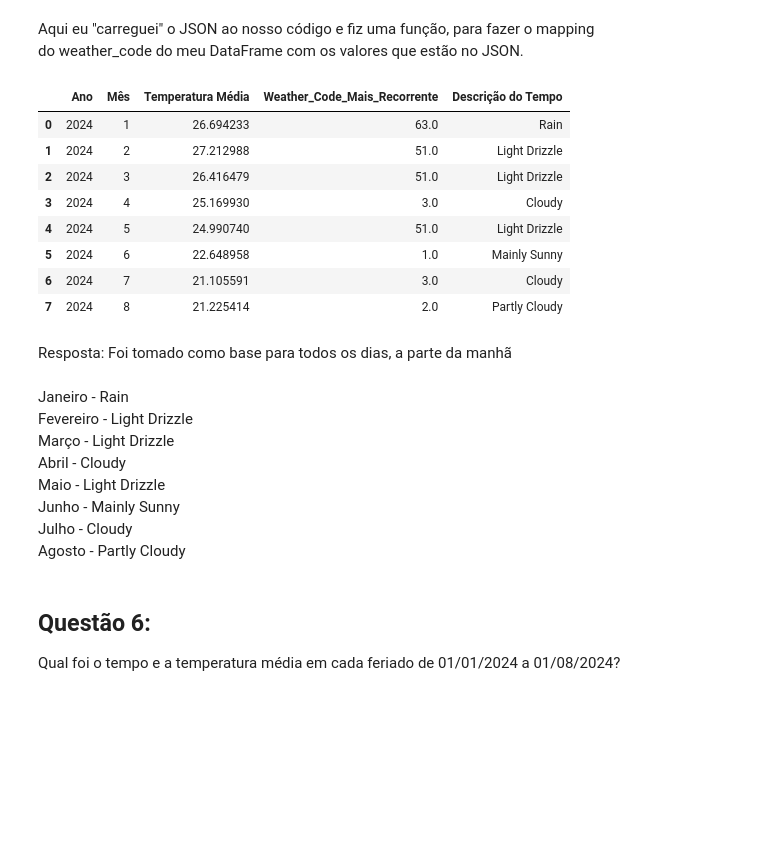
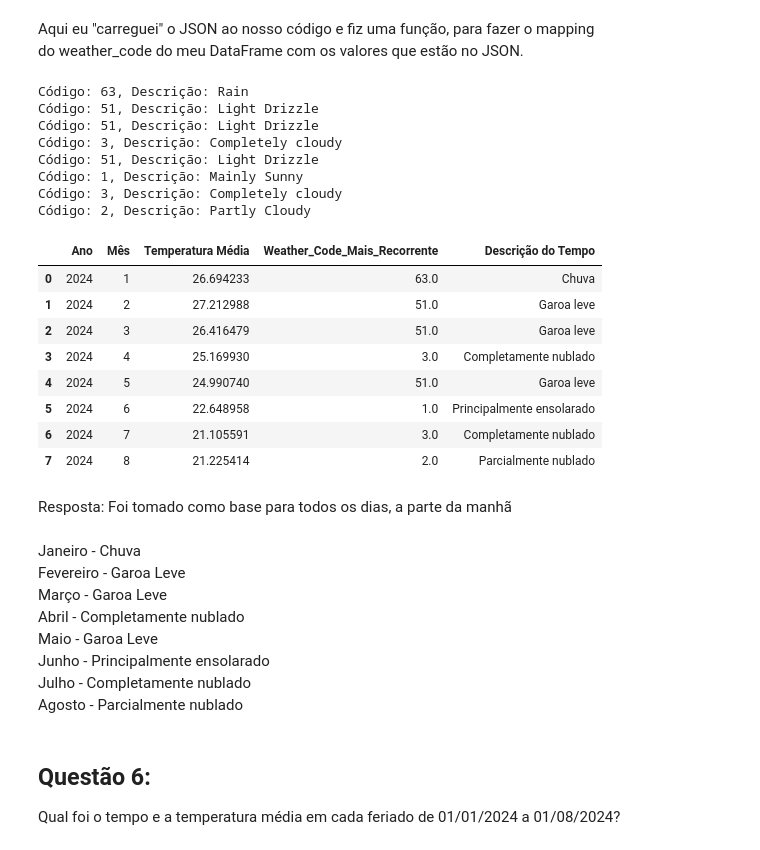
Before and after one commit to felipsants/emd-desafio-junior-data-scientist, a Jupyter notebook: PYTHON/analise_api.ipynb, the cells around one changed output. Cells and saved outputs as stored; diff of their text form; code cells hidden in the pictures; blank space fills up the shorter version.

Commit message:
adicionada a função de tradução

```diff
--- a/PYTHON/analise_api.ipynb
+++ b/PYTHON/analise_api.ipynb
@@ -47,11 +48,27 @@ rows = []
 for public_holiday in public_holidays:
   rows.append({'Holiday Name': public_holiday['name'], 'Nome Local': public_holiday['localName'],'Date': public_holiday['date'],})
 
+translator = Translator()
+
+def traduzir_texto(texto, src='en', dest='pt'):
+    try:
+        if texto is None:
+            return 'Texto não disponível'
+        traducao = translator.translate(texto, src=src, dest=dest)
+        return traducao.text
+    except Exception as e:
+        print(f"Erro ao traduzir o texto: {e}")
+        return 'Erro na tradução'
+
+
+
 df_feriados = pd.concat([df_feriados, pd.DataFrame(rows)], ignore_index=True)
 df_feriados['Date'] = pd.to_datetime(df_feriados['Date']) + pd.DateOffset(hours=3)
 df_feriados['Month'] = df_feriados['Date'].dt.month_name()
 df_feriados['Day'] = df_feriados['Date'].dt.weekday
 df_feriados['Weekday'] = df_feriados['Date'].dt.day_name()
+
+df_feriados['Weekday'] = df_feriados['Weekday'].apply(traduzir_texto)
 # %% [markdown]
 Visualização do DataFrame
 # %%
@@ -248,41 +247,54 @@ do weather_code do meu DataFrame com os valores que estão no JSON.
 # %%
 with open('descriptions.json', 'r') as file:
     weather_code_dict = json.load(file)
 
 def pegar_Descrição_JSON(code, time_of_day='day'):
     if pd.isna(code):  # Verifica se o código é NaN
         return 'Descrição não disponível'
     code_str = str(int(code))
     if code_str in weather_code_dict:
-        return weather_code_dict[code_str][time_of_day]['description']
+        descricao = weather_code_dict[code_str].get(time_of_day, {}).get('description', 'Descrição não disponível')
+        descricao_str = str(descricao)
+        print(f"Código: {code_str}, Descrição: {descricao_str}")  # Mensagem de depuração
+        return descricao_str
     else:
         return 'Descrição não disponível'
 
 
 df_resultado['Descrição do Tempo'] = df_resultado['Weather_Code_Mais_Recorrente'].apply(lambda x: pegar_Descrição_JSON(x, 'day'))
+df_resultado['Descrição do Tempo'] = df_resultado['Descrição do Tempo'].astype(str)
+df_resultado['Descrição do Tempo'] = df_resultado['Descrição do Tempo'].apply(traduzir_texto)
 
 df_resultado.head(10)
 # %% [output]
+Código: 63, Descrição: Rain
+Código: 51, Descrição: Light Drizzle
+Código: 51, Descrição: Light Drizzle
+Código: 3, Descrição: Completely cloudy
+Código: 51, Descrição: Light Drizzle
+Código: 1, Descrição: Mainly Sunny
+Código: 3, Descrição: Completely cloudy
+Código: 2, Descrição: Partly Cloudy
 |  | Ano | Mês | Temperatura Média | Weather_Code_Mais_Recorrente | Descrição do Tempo |
-| 0 | 2024 | 1 | 26.694233 | 63.0 | Rain |
-| 1 | 2024 | 2 | 27.212988 | 51.0 | Light Drizzle |
-| 2 | 2024 | 3 | 26.416479 | 51.0 | Light Drizzle |
-| 3 | 2024 | 4 | 25.169930 | 3.0 | Cloudy |
-| 4 | 2024 | 5 | 24.990740 | 51.0 | Light Drizzle |
-| 5 | 2024 | 6 | 22.648958 | 1.0 | Mainly Sunny |
-| 6 | 2024 | 7 | 21.105591 | 3.0 | Cloudy |
-| 7 | 2024 | 8 | 21.225414 | 2.0 | Partly Cloudy |
+| 0 | 2024 | 1 | 26.694233 | 63.0 | Chuva |
+| 1 | 2024 | 2 | 27.212988 | 51.0 | Garoa leve |
+| 2 | 2024 | 3 | 26.416479 | 51.0 | Garoa leve |
+| 3 | 2024 | 4 | 25.169930 | 3.0 | Completamente nublado |
+| 4 | 2024 | 5 | 24.990740 | 51.0 | Garoa leve |
+| 5 | 2024 | 6 | 22.648958 | 1.0 | Principalmente ensolarado |
+| 6 | 2024 | 7 | 21.105591 | 3.0 | Completamente nublado |
+| 7 | 2024 | 8 | 21.225414 | 2.0 | Parcialmente nublado |
 # %% [markdown]
 Resposta: Foi tomado como base para todos os dias, a parte da manhã<br>
 <br>
-Janeiro - Rain<br>
-Fevereiro - Light Drizzle<br>
-Março - Light Drizzle<br>
-Abril - Cloudy<br>
-Maio - Light Drizzle<br>
-Junho - Mainly Sunny<br>
-Julho - Cloudy<br>
-Agosto - Partly Cloudy<br>
+Janeiro - Chuva<br>
+Fevereiro - Garoa Leve<br>
+Março - Garoa Leve<br>
+Abril - Completamente nublado<br>
+Maio - Garoa Leve<br>
+Junho - Principalmente ensolarado<br>
+Julho - Completamente nublado<br>
+Agosto - Parcialmente nublado<br>
 # %% [markdown]
 ## Questão 6:
 Qual foi o tempo e a temperatura média em cada feriado de 01/01/2024 a 01/08/2024?
```
Also changed, not shown: parts of 16 cells of this notebook.
